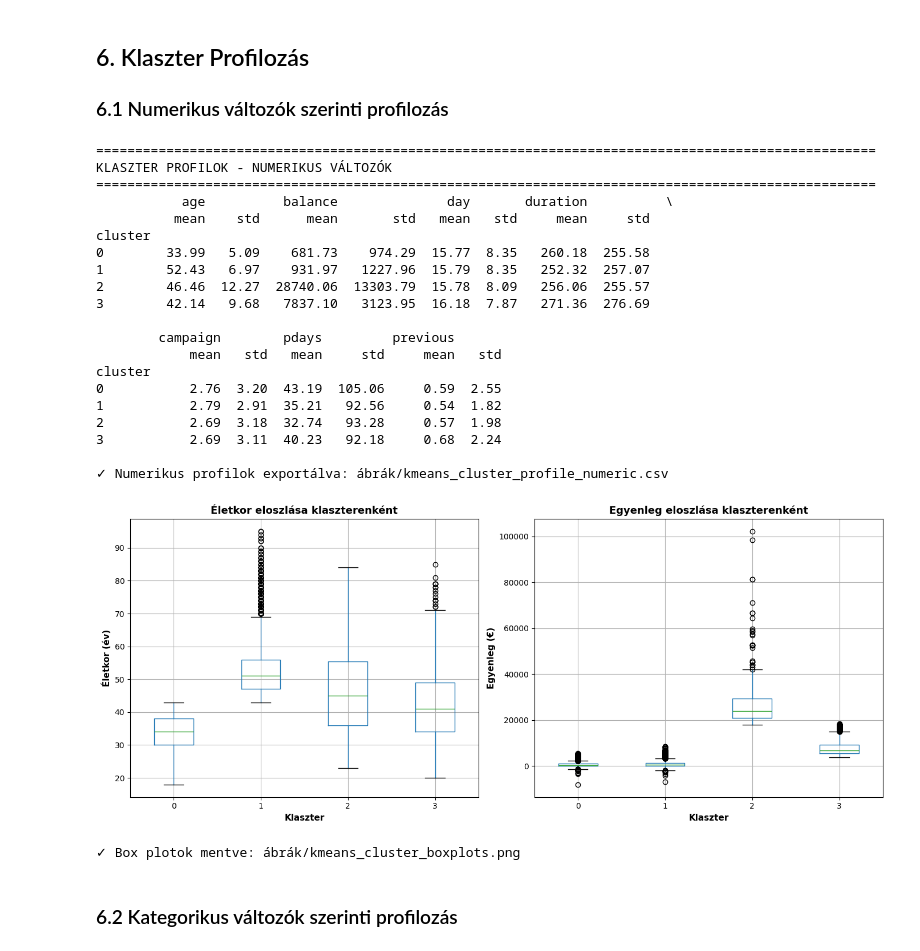
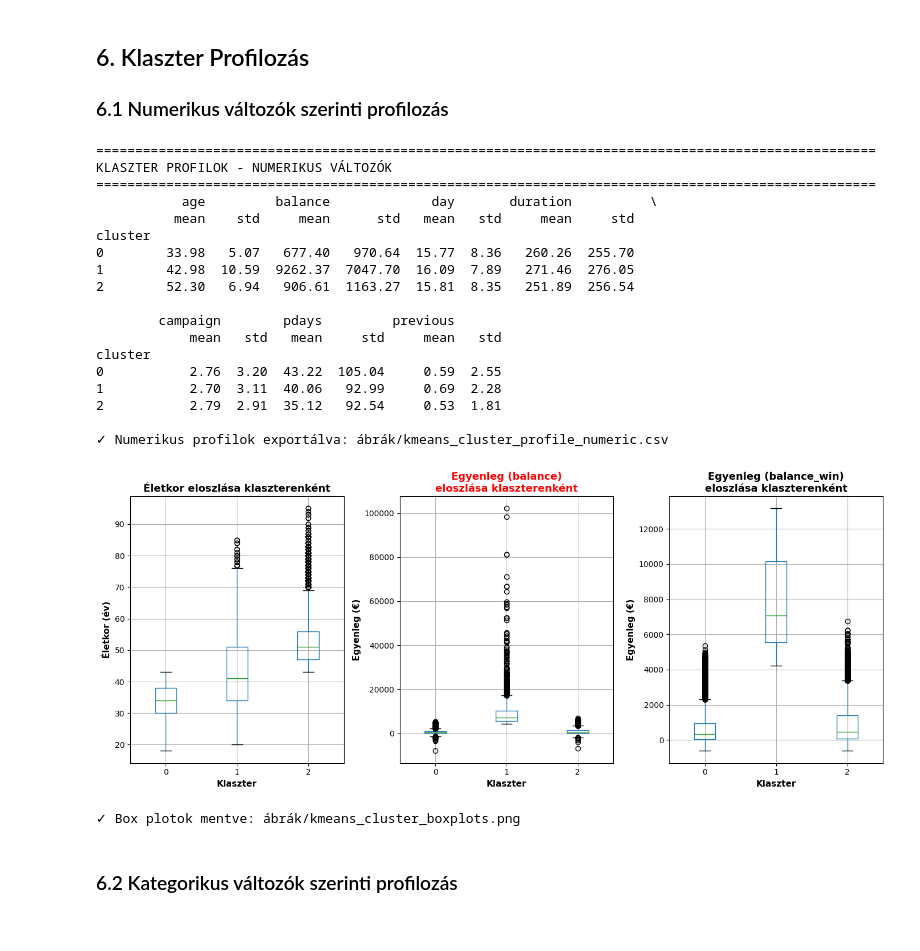
Before and after one commit to timbalv/bank_segmentation_ml, a Jupyter notebook: kmeans-v1.ipynb, the cells around one changed output. Drawn from its saved outputs; the diff is of its cells as text; code cells hidden in the pictures.

```diff
--- a/kmeans-v1.ipynb
+++ b/kmeans-v1.ipynb
@@ -70,8 +70,15 @@ max       95.000000  102127.000000
 # %% [markdown]
 ## 3. Feature Selection és Standardizálás
 # %%
+# Winsorization (1-99 percentilis)
+print("="*70)
+print("WINSORIZATION")
+print("="*70)
+from scipy.stats.mstats import winsorize
+df['balance_win'] = winsorize(df['balance'], limits=[0.01, 0.01])
+
 # Kiválasztott változók: AGE és BALANCE
-features = ['age', 'balance']
+features = ['age', 'balance_win']
 
 # Feature mátrix előkészítése
 X = df[features].copy()
@@ -359,9 +388,8 @@ print("✓ Silhouette plotok mentve: ábrák/kmeans_silhouette_plots.png")
 # %% [markdown]
 ## 5. Optimális Modell Kiválasztása és Elemzése
 # %%
-# Optimális k kiválasztása (a Silhouette Score alapján)
-optimal_k = results_df.loc[results_df['Silhouette Score'].idxmax(), 'k'].astype(int)
-
+#Optimális k kiválasztása
+optimal_k = 3
 print("\n" + "="*90)
 print(f"OPTIMÁLIS KLASZTERSZÁM: k={optimal_k}")
 print("="*90)
@@ -476,48 +506,53 @@ print("\n✓ Numerikus profilok exportálva: ábrák/kmeans_cluster_profile_nume
 ====================================================================================================
 KLASZTER PROFILOK - NUMERIKUS VÁLTOZÓK
 ====================================================================================================
-           age          balance              day       duration          \
-          mean    std      mean       std   mean   std     mean     std
+           age         balance             day       duration          \
+          mean    std     mean      std   mean   std     mean     std
 cluster
-0        33.99   5.09    681.73    974.29  15.77  8.35   260.18  255.58
-1        52.43   6.97    931.97   1227.96  15.79  8.35   252.32  257.07
-2        46.46  12.27  28740.06  13303.79  15.78  8.09   256.06  255.57
-3        42.14   9.68   7837.10   3123.95  16.18  7.87   271.36  276.69
+0        33.98   5.07   677.40   970.64  15.77  8.36   260.26  255.70
+1        42.98  10.59  9262.37  7047.70  16.09  7.89   271.46  276.05
+2        52.30   6.94   906.61  1163.27  15.81  8.35   251.89  256.54
 
         campaign        pdays         previous
             mean   std   mean     std     mean   std
 cluster
-0           2.76  3.20  43.19  105.06     0.59  2.55
-1           2.79  2.91  35.21   92.56     0.54  1.82
-2           2.69  3.18  32.74   93.28     0.57  1.98
-3           2.69  3.11  40.23   92.18     0.68  2.24
+0           2.76  3.20  43.22  105.04     0.59  2.55
+1           2.70  3.11  40.06   92.99     0.69  2.28
+2           2.79  2.91  35.12   92.54     0.53  1.81
 
 ✓ Numerikus profilok exportálva: ábrák/kmeans_cluster_profile_numeric.csv
 # %%
 # Vizualizáció - Box plotok klaszterenként a 2 klaszterezési változóra
-fig, axes = plt.subplots(1, 2, figsize=(14, 6))
+fig, axes = plt.subplots(1, 3, figsize=(14, 6))
 
 # Age boxplot
 df.boxplot(column='age', by='cluster', ax=axes[0])
 axes[0].set_title('Életkor eloszlása klaszterenként', fontsize=13, fontweight='bold')
 axes[0].set_xlabel('Klaszter', fontsize=11, fontweight='bold')
 axes[0].set_ylabel('Életkor (év)', fontsize=11, fontweight='bold')
 axes[0].get_figure().suptitle('')  # Pandas default cím eltávolítása
 
 # Balance boxplot
 df.boxplot(column='balance', by='cluster', ax=axes[1])
-axes[1].set_title('Egyenleg eloszlása klaszterenként', fontsize=13, fontweight='bold')
+axes[1].set_title('Egyenleg (balance)\neloszlása klaszterenként', fontsize=13, fontweight='bold', color='red')
 axes[1].set_xlabel('Klaszter', fontsize=11, fontweight='bold')
 axes[1].set_ylabel('Egyenleg (€)', fontsize=11, fontweight='bold')
 axes[1].get_figure().suptitle('')  # Pandas default cím eltávolítása
+
+# Balance_win boxplot
+df.boxplot(column='balance_win', by='cluster', ax=axes[2])
+axes[2].set_title('Egyenleg (balance_win)\neloszlása klaszterenként', fontsize=13, fontweight='bold')
+axes[2].set_xlabel('Klaszter', fontsize=11, fontweight='bold')
+axes[2].set_ylabel('Egyenleg (€)', fontsize=11, fontweight='bold')
+axes[2].get_figure().suptitle('')  # Pandas default cím eltávolítása
 
 plt.tight_layout()
 plt.savefig('ábrák/kmeans_cluster_boxplots.png', dpi=300, bbox_inches='tight')
 plt.show()
 
 print("✓ Box plotok mentve: ábrák/kmeans_cluster_boxplots.png")
 # %% [output]
-[figure, old version]
+[figure, new version]
 ✓ Box plotok mentve: ábrák/kmeans_cluster_boxplots.png
 # %% [markdown]
 ### 6.2 Kategorikus változók szerinti profilozás
```
Also changed, not shown: parts of 14 cells of this notebook, 19 other files.
